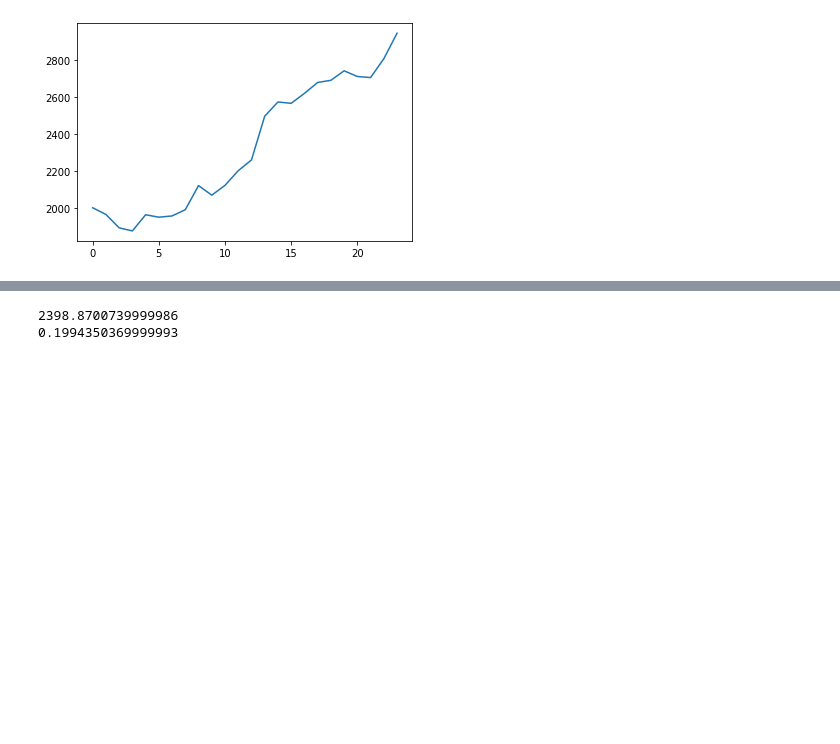
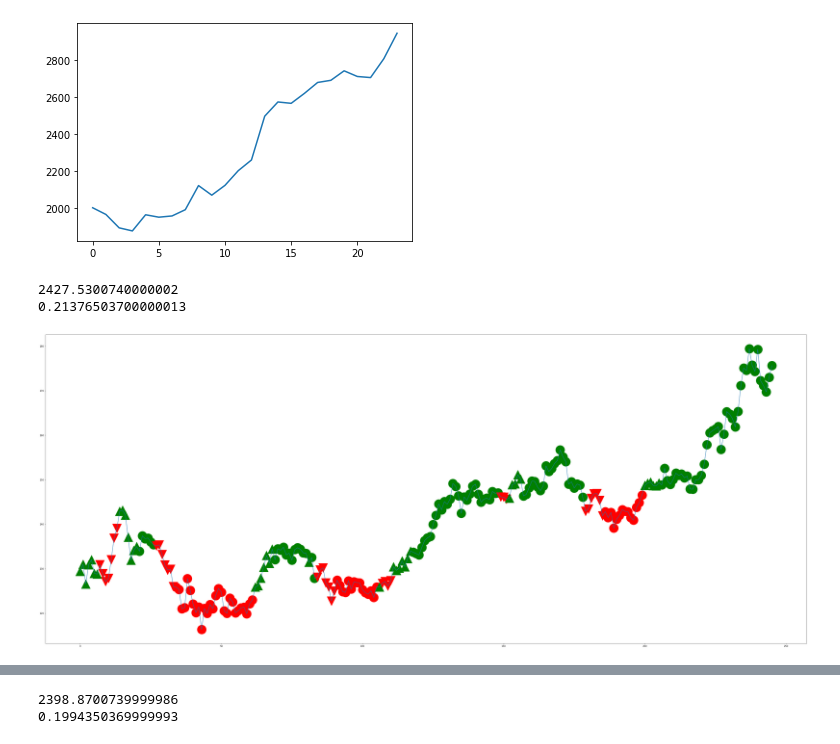
Before and after one commit to kevinkim101/financial_stock_data_modelling, a Jupyter notebook: project_name/notebooks/trading_strats.ipynb, the cells around one changed output, grey strips where cells are left out. Saved outputs shown, nothing was run; the diff lists cells and outputs as text; code cells hidden in the pictures; blank space fills up the shorter version.

```diff
--- a/project_name/notebooks/trading_strats.ipynb
+++ b/project_name/notebooks/trading_strats.ipynb
@@ -232,6 +232,13 @@ equity
 # %%
 #our next candidate is the forcasted moving average if the simple moving average with the forcast is about the 10 day SMA then we are in a weak uptrend
 #if our simple moving average with forcast is about the 20 day SMA then we are in a strong uptrend.
+
+cash = 2000
+starting = cash
+equity = cash
+holdings = 0
+history = [] #[(amount, buy or sell , purchase price / sell price)]
+
 df = pd.read_csv("../data/processed/appl_stock_values.csv")
 
 #split the data
@@ -240,30 +247,90 @@ df = df.drop(columns=["Volume", "High", "Low", "Unnamed: 0"])
 test = df[df["Date"] > datetime.datetime(2021, 1, 1)]
 train = df[df["Date"] <= datetime.datetime(2021, 1, 1)]
 
 test_index_buffer = len(train)
 
 df["MA19"] = df["Open"].rolling(19).mean()
 df["MA9"] = df["Open"].rolling(9).mean()
 
 test = test.reset_index(drop=True)
 plt.figure(figsize=(60,25))
 
 
 for i in range(0,len(test)):
     model = AutoReg(train["Open"], lags = 1, old_names=False)
     model_fit = model.fit()
 
     #store predictions for the next two days
     predictions = model_fit.predict(start=len(train), end=len(train))
 
     #we will use the 19 day moving average to calculate the 20 day SMA
     ma_19 = df.iloc[test_index_buffer + i]["MA19"]
     ma_20 = (ma_19 * 19 + predictions.iloc[0] ) / 20
 
     #we will use the 9 day moving average to calculate the 10 day SMA
     ma_9 = df.iloc[test_index_buffer + i]["MA9"]
     ma_10 = (ma_9 * 9 + predictions.iloc[0] ) / 10
 
+    buy = False
+    sell = False
+
+    # buy
+    if (ma_10 > ma_20):
+        buy = True
+
+    # sell
+    elif (ma_10 < ma_20):
+        sell = True
+
+    if buy:
+        price = test.iloc[i]["Close"]
+
+        if (cash // sell_factor) < price:
+            amount = (cash // price)
+        else:
+            amount = ((cash/sell_factor) // price)
+
+        cash -= amount * price
+        holdings += amount
+
+        if amount != 0:
+            history.append((amount, "buy", price))
+            plt.plot([i],[price],marker = "^", color = "g",markersize=40)
+        else:
+            plt.plot([i], [price], marker = "o", color = "g",markersize=40)
+
+
+    elif sell:
+        price = test.iloc[i]["Close"]
+        amount = (holdings // sell_factor)
+        if amount == 0:
+            amount = holdings
+
+        holdings -= amount
+        cash += amount * price
+
+        if amount != 0:
+            history.append((amount, "sell", price))
+            plt.plot([i], [price], marker = "v", color = "r",markersize=40)
+        else:
+            plt.plot([i], [price], marker = "o", color = "r",markersize=40)
+
+
 
     #update the model with two days worth of data
     train = train.append({"Open": test.iloc[i]["Open"], "Date":test.iloc[i]["Date"]}, ignore_index=True)
+
+
+if holdings != 0:
+    equity = cash + holdings * test.iloc[len(test)-1]["Close"]
+else:
+    equity = cash
+
+print(equity)
+print((equity - starting)/ starting)
+plt.plot(test["Close"])
+plt.show()
+# %% [output]
+2427.5300740000002
+0.21376503700000013
+[figure, added]
```
Also changed, not shown: parts of 1 cell of this notebook.
